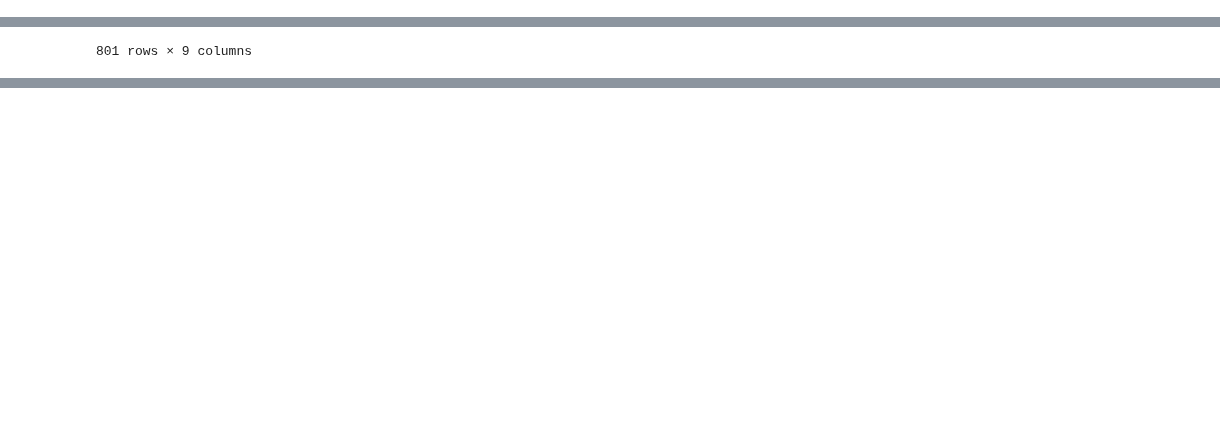
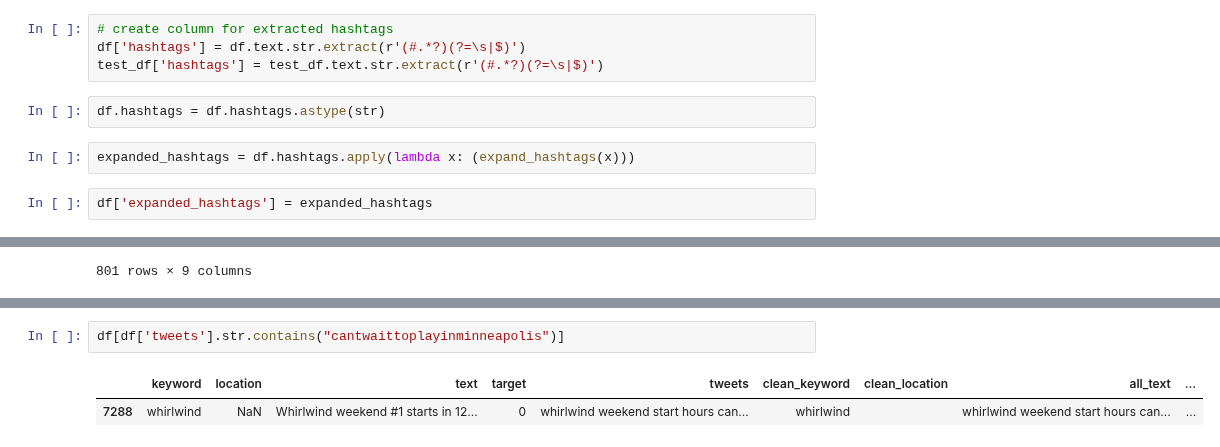
Before and after one commit to 8REN/disaster_tweets, a Jupyter notebook: preprocess_text.ipynb, the cells around one changed output, grey strips where cells are left out. Saved outputs shown, nothing was run; the diff lists cells and outputs as text; blank space fills up the shorter version.

```diff
--- a/preprocess_text.ipynb
+++ b/preprocess_text.ipynb
@@ -66,0 +65,10 @@ Text(0.5, 1.0, 'Binary Distribution of Disaster Tweet Dataset')
+# %%
+# create column for extracted hashtags
+df['hashtags'] = df.text.str.extract(r'(#.*?)(?=\s|$)')
+test_df['hashtags'] = test_df.text.str.extract(r'(#.*?)(?=\s|$)')
+# %%
+df.hashtags = df.hashtags.astype(str)
+# %%
+expanded_hashtags = df.hashtags.apply(lambda x: (expand_hashtags(x)))
+# %%
+df['expanded_hashtags'] = expanded_hashtags
@@ -475,0 +403,5 @@ KeyError: 4197
+# %%
+df[df['tweets'].str.contains("cantwaittoplayinminneapolis")]
+# %% [output]
+|  | keyword | location | text | target | tweets | clean_keyword | clean_location | all_text | ... |
+| 7288 | whirlwind | NaN | Whirlwind weekend #1 starts in 12... | 0 | whirlwind weekend start hours can... | whirlwind |  | whirlwind weekend start hours can... | ... |
```
Also changed, not shown: parts of 12 cells of this notebook, 3 other files.
